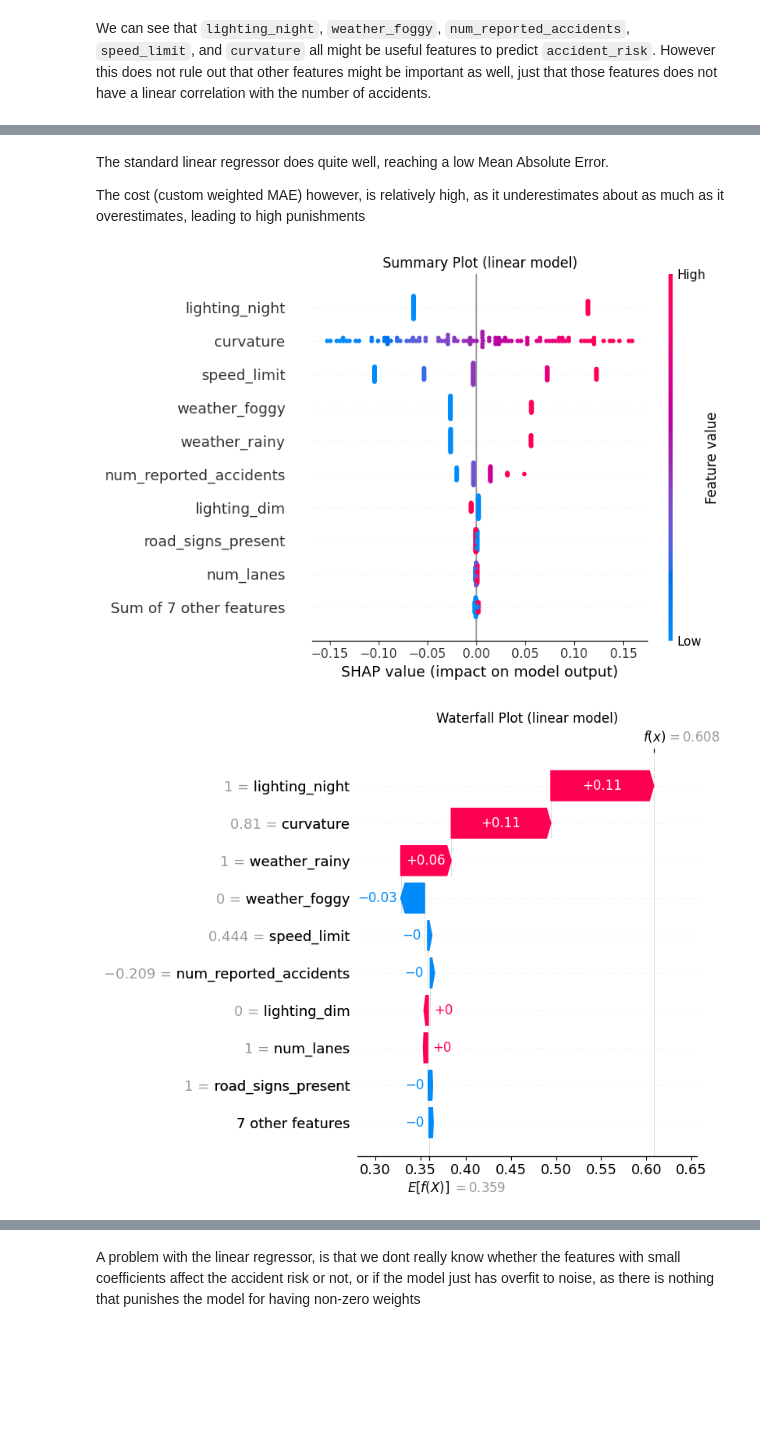
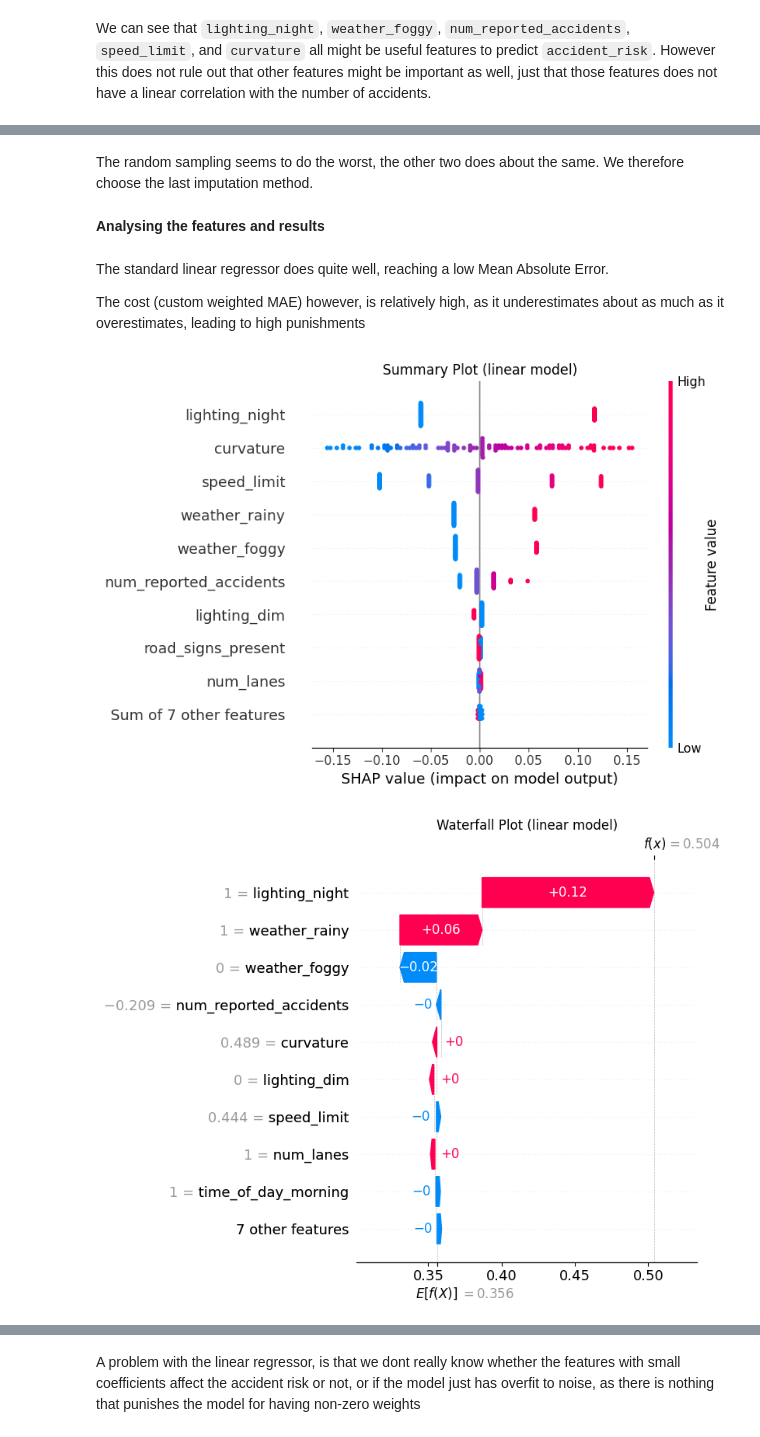
Before and after one commit to RandomNoobster/Predicting-Road-Accident-Risk, a Jupyter notebook: main.ipynb, the cells around one changed output, grey strips where cells are left out. Drawn from its saved outputs; the diff is of its cells as text; code cells hidden in the pictures; blank space fills up the shorter version.

Commit message:
Tested different imputation strategies

```diff
--- a/main.ipynb
+++ b/main.ipynb
@@ -244,11 +243,12 @@ We start with linear regression to get a baseline
 # %%
+X_train_imp, X_val_imp, X_test_imp = impute_data(X_train, X_val, X_test, ["curvature"], "mean", "mode")
 
-BaseModel = BaselineModel()
-BaseModel.fit(X_train_imp, Y_train)
+BaseModel_strat_1 = BaselineModel()
+BaseModel_strat_1.fit(X_train_imp, Y_train)
 
-Y_predictions_basemodel = BaseModel.predict(X_test_imp)
+Y_predictions_basemodel_strat_1 = BaseModel_strat_1.predict(X_test_imp)
 
-metrics_df = calculate_metrics(Y_test, Y_predictions_basemodel, PENALTY_UNDERESTIMATE, "Linear")
+metrics_df = calculate_metrics(Y_test, Y_predictions_basemodel_strat_1, PENALTY_UNDERESTIMATE, "Linear strat 1")
 
 metrics_df
 # %% [output]
@@ -256,0 +259,11 @@ metrics_df
+# %%
+X_train_imp, X_val_imp, X_test_imp = impute_data(X_train, X_val, X_test, ["curvature"], "random", "random")
+
+BaseModel_strat_2 = BaselineModel()
+BaseModel_strat_2.fit(X_train_imp, Y_train)
+
+Y_predictions_basemodel_strat_2 = BaseModel_strat_2.predict(X_test_imp)
+
+metrics_df = calculate_metrics(Y_test, Y_predictions_basemodel_strat_2, PENALTY_UNDERESTIMATE, "Linear strat 3", df=metrics_df)
+
+metrics_df
@@ -256,0 +276,11 @@ metrics_df
+# %%
+X_train_imp, X_val_imp, X_test_imp = impute_data(X_train, X_val, X_test, ["curvature"], "mean", "median")
+
+BaseModel_strat_3 = BaselineModel()
+BaseModel_strat_3.fit(X_train_imp, Y_train)
+
+Y_predictions_basemodel_strat_3 = BaseModel_strat_3.predict(X_test_imp)
+
+metrics_df = calculate_metrics(Y_test, Y_predictions_basemodel_strat_3, PENALTY_UNDERESTIMATE, "Linear strat 2", df=metrics_df)
+
+metrics_df
@@ -257,3 +292,7 @@ metrics_df
+# %% [markdown]
+The random sampling seems to do the worst, the other two does about the same. We therefore choose the last imputation method.
+# %% [markdown]
+**Analysing the features and results**
 # %% [markdown]
 The standard linear regressor does quite well, reaching a low Mean Absolute Error.
 
@@ -261,8 +300,8 @@ The cost (custom weighted MAE) however, is relatively high, as it underestimates
 # %%
 shap_data = X_train_imp.sample(n=100, random_state=42)
 
-explain_model_with_shap(BaseModel.model, shap_data, model_type="linear")
+explain_model_with_shap(BaseModel_strat_3.model, shap_data, model_type="linear")
 # %% [output]
-[figure, old version]
+[figure, new version]
-[figure, old version]
+[figure, new version]
 # %% [markdown]
```
Also changed, not shown: parts of 32 cells of this notebook, 1 other file.
